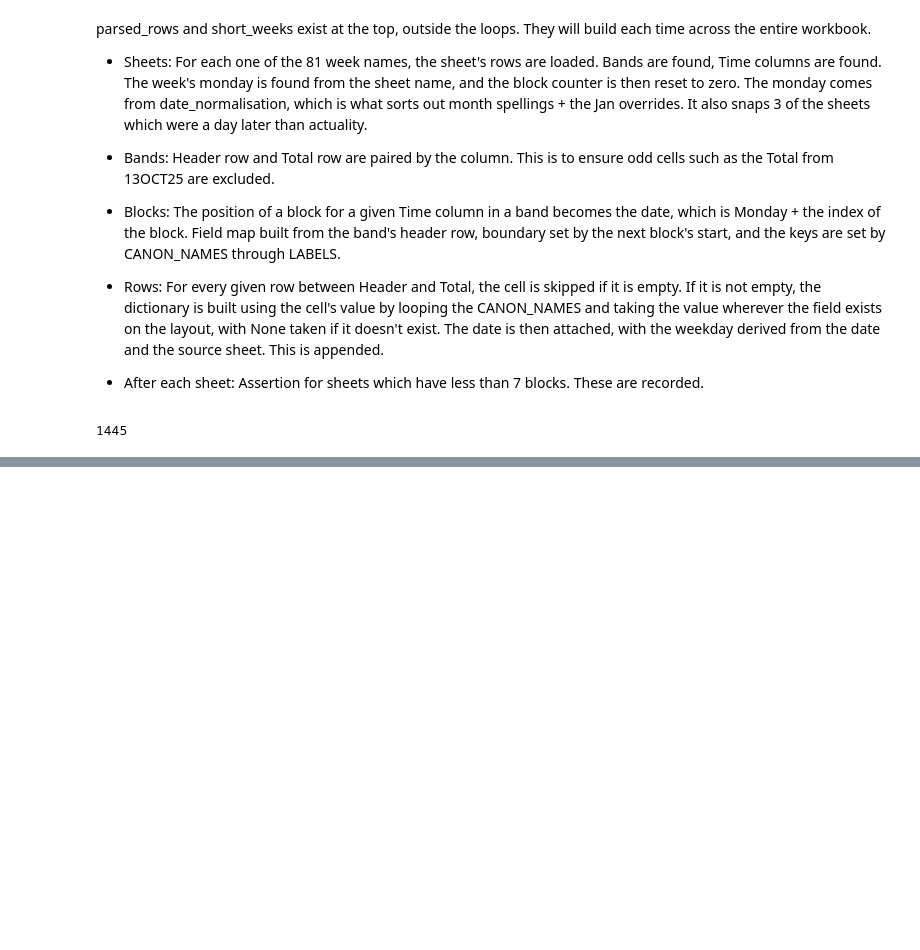
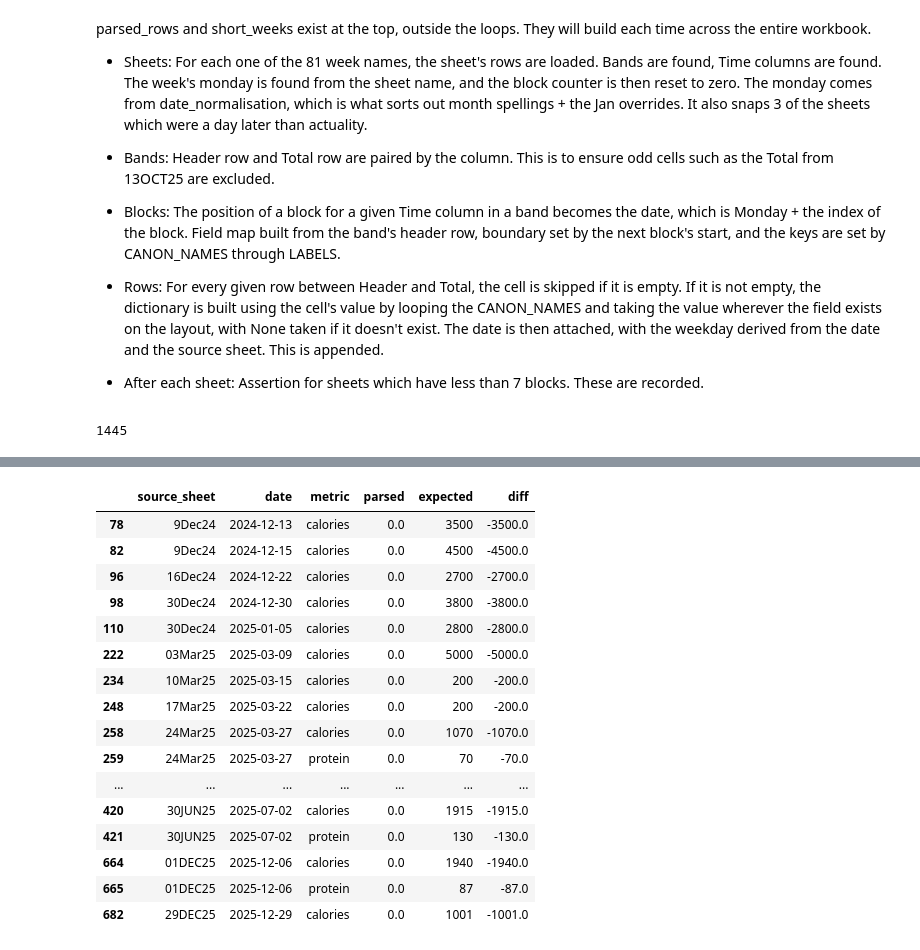
Before and after one commit to aconjohn/health-analytics-project, a Jupyter notebook: notebooks/01_explore.ipynb, the cells around one changed output, grey strips where cells are left out. Saved outputs shown, nothing was run; the diff lists cells and outputs as text; code cells hidden in the pictures; blank space fills up the shorter version.

Commit message:
add validation report: 1130 comparisons, 929 exact, 200 explained

```diff
--- a/notebooks/01_explore.ipynb
+++ b/notebooks/01_explore.ipynb
@@ -912,14 +912,44 @@ for week in refined_weeks:
 
 
             sheet_total_calories=local_sheet_rows[total_row-1][field_map['calories']]
-            sheet_total_protein=local_sheet_rows[total_row-1][field_map['calories']]
+            sheet_total_protein=local_sheet_rows[total_row-1][field_map['protein']]
+
+            if isinstance(sheet_total_calories, (int, float)):
+                calories_diff=calories_count-sheet_total_calories
+            else:
+                calories_diff=None
+                print("Calorie Issue found: ", week, block_date, calories_count)
+
+            if isinstance(sheet_total_protein, (int, float)):
+                protein_diff=protein_count-sheet_total_protein
+            else:
+                protein_diff=None
+                print("Protein Issue found: ", week, block_date, protein_count)
 
             ## report_rows.append()
-            report_rows.append()
+            report_rows.append({
+                                'source_sheet': week,
+                                'date': block_date,
+                                'metric': "calories",
+                                'parsed': calories_count,
+                                'expected': sheet_total_calories,
+                                'diff': calories_diff
+                                })
+
+            report_rows.append({
+                                'source_sheet': week,
+                                'date': block_date,
+                                'metric': "protein",
+                                'parsed': protein_count,
+                                'expected': sheet_total_protein,
+                                'diff': protein_diff
+                                })
 
             block_count = block_count+1
 
     assert block_count <= 7, f'{week} has {block_count} blocks.'
     if block_count<7:
         short_weeks.append((week, block_count))
+
+print(len(report_rows))
 # %% [output]
@@ -981,0 +1000,21 @@ pd.DataFrame(parsed_rows)
+# %%
+v = pd.DataFrame(report_rows)
+v[(v['parsed'] == 0) & (v['expected'] != 0)].head(20)
+# %% [output]
+|  | source_sheet | date | metric | parsed | expected | diff |
+| 78 | 9Dec24 | 2024-12-13 | calories | 0.0 | 3500 | -3500.0 |
+| 82 | 9Dec24 | 2024-12-15 | calories | 0.0 | 4500 | -4500.0 |
+| 96 | 16Dec24 | 2024-12-22 | calories | 0.0 | 2700 | -2700.0 |
+| 98 | 30Dec24 | 2024-12-30 | calories | 0.0 | 3800 | -3800.0 |
+| 110 | 30Dec24 | 2025-01-05 | calories | 0.0 | 2800 | -2800.0 |
+| 222 | 03Mar25 | 2025-03-09 | calories | 0.0 | 5000 | -5000.0 |
+| 234 | 10Mar25 | 2025-03-15 | calories | 0.0 | 200 | -200.0 |
+| 248 | 17Mar25 | 2025-03-22 | calories | 0.0 | 200 | -200.0 |
+| 258 | 24Mar25 | 2025-03-27 | calories | 0.0 | 1070 | -1070.0 |
+| 259 | 24Mar25 | 2025-03-27 | protein | 0.0 | 70 | -70.0 |
+| ... | ... | ... | ... | ... | ... | ... |
+| 420 | 30JUN25 | 2025-07-02 | calories | 0.0 | 1915 | -1915.0 |
+| 421 | 30JUN25 | 2025-07-02 | protein | 0.0 | 130 | -130.0 |
+| 664 | 01DEC25 | 2025-12-06 | calories | 0.0 | 1940 | -1940.0 |
+| 665 | 01DEC25 | 2025-12-06 | protein | 0.0 | 87 | -87.0 |
+| 682 | 29DEC25 | 2025-12-29 | calories | 0.0 | 1001 | -1001.0 |
```
Also changed, not shown: parts of 2 cells of this notebook.
